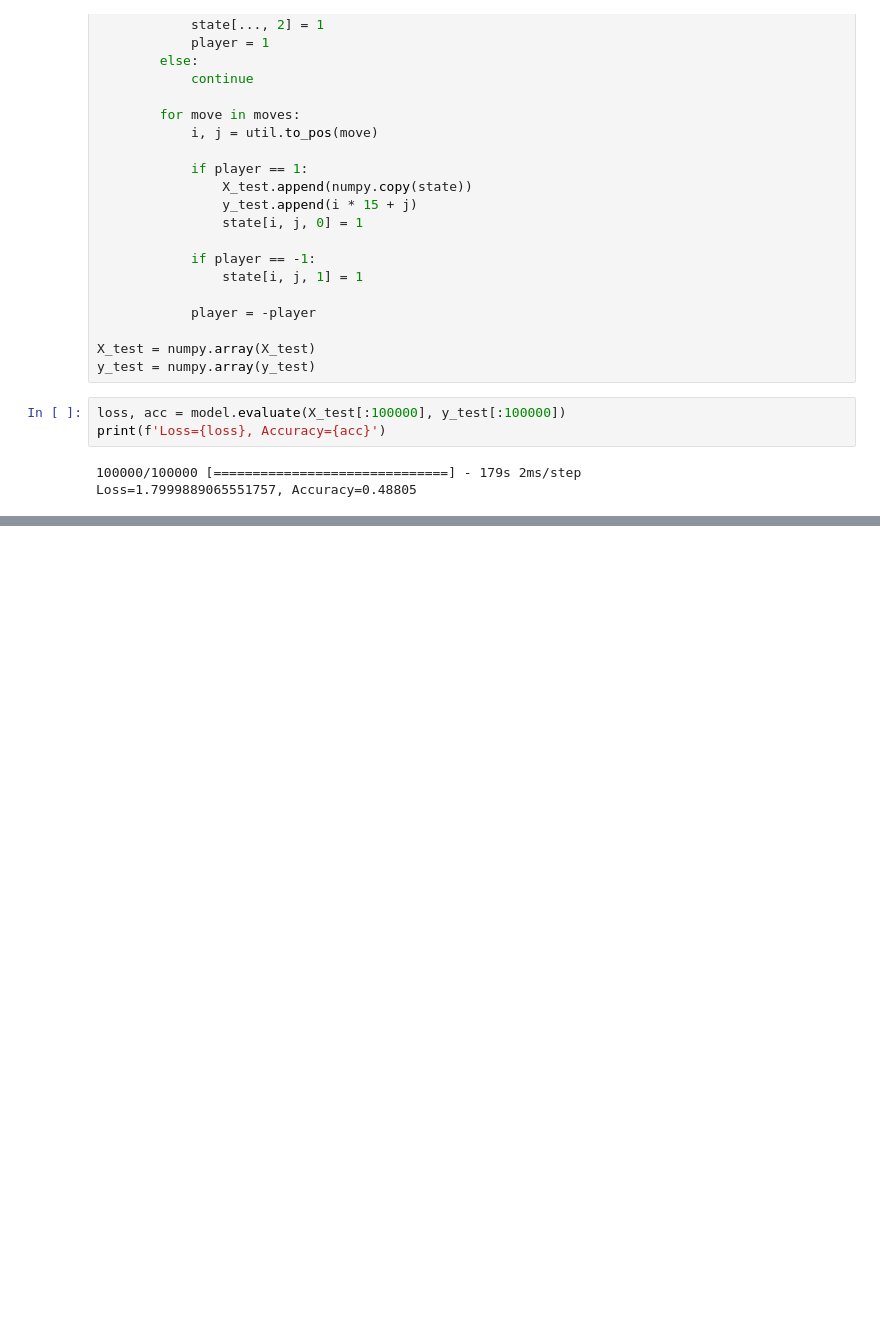
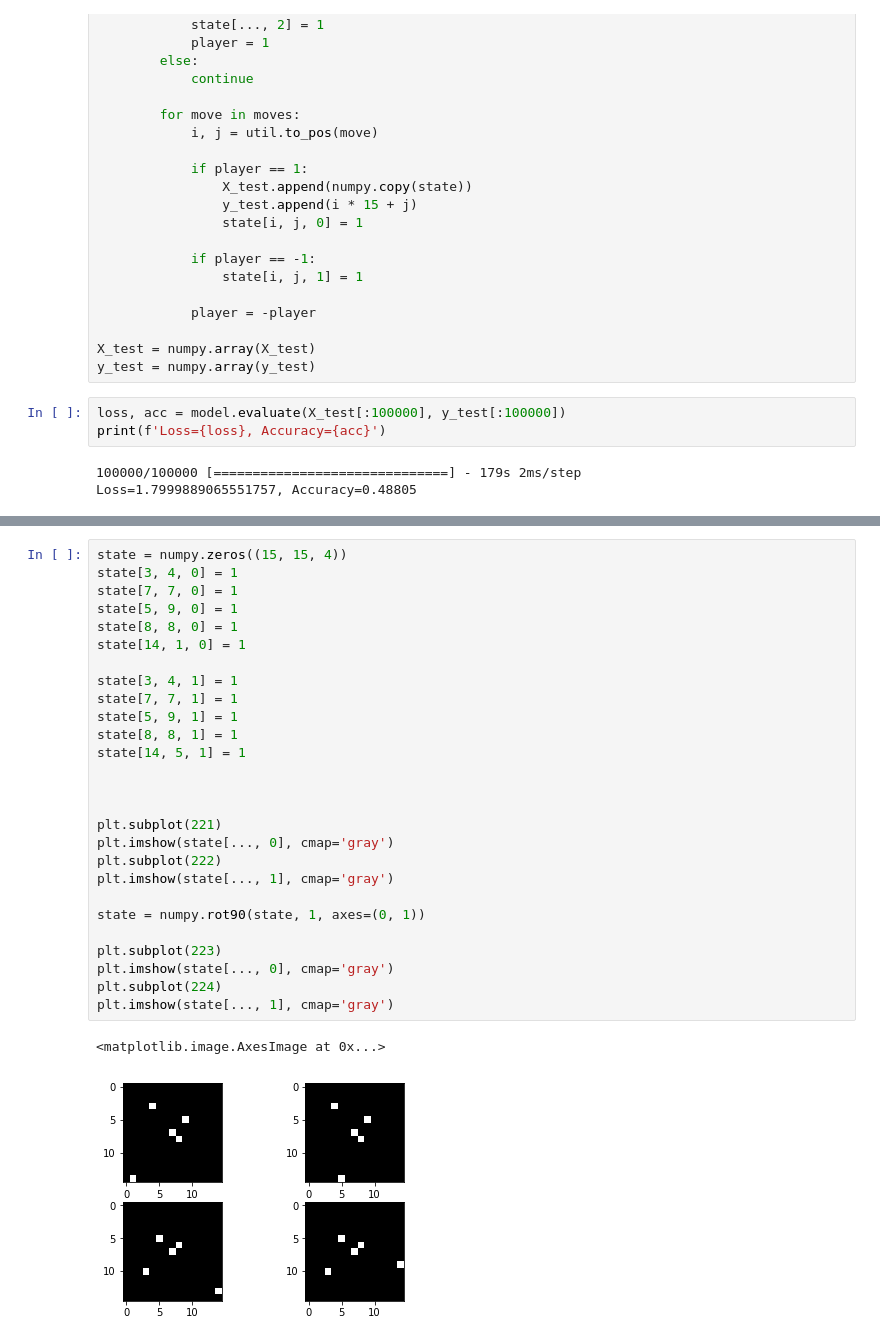
Before and after one commit to puhsu/renju, a Jupyter notebook: src/draft.ipynb, the cells around one changed output, grey strips where cells are left out. Cells and saved outputs as stored; diff of their text form; blank space fills up the shorter version.

```diff
--- a/src/Playground.ipynb
+++ b/src/draft.ipynb
@@ -535,0 +614,30 @@ Loss=1.7999889065551757, Accuracy=0.48805
+# %%
+state = numpy.zeros((15, 15, 4))
+state[3, 4, 0] = 1
+state[7, 7, 0] = 1
+state[5, 9, 0] = 1
+state[8, 8, 0] = 1
+state[14, 1, 0] = 1
+
+state[3, 4, 1] = 1
+state[7, 7, 1] = 1
+state[5, 9, 1] = 1
+state[8, 8, 1] = 1
+state[14, 5, 1] = 1
+
+
+
+plt.subplot(221)
+plt.imshow(state[..., 0], cmap='gray')
+plt.subplot(222)
+plt.imshow(state[..., 1], cmap='gray')
+
+state = numpy.rot90(state, 1, axes=(0, 1))
+
+plt.subplot(223)
+plt.imshow(state[..., 0], cmap='gray')
+plt.subplot(224)
+plt.imshow(state[..., 1], cmap='gray')
+# %% [output]
+<matplotlib.image.AxesImage at 0x...>
+[figure, added]
```
Also changed, not shown: parts of 5 cells of this notebook, 4 other files.
